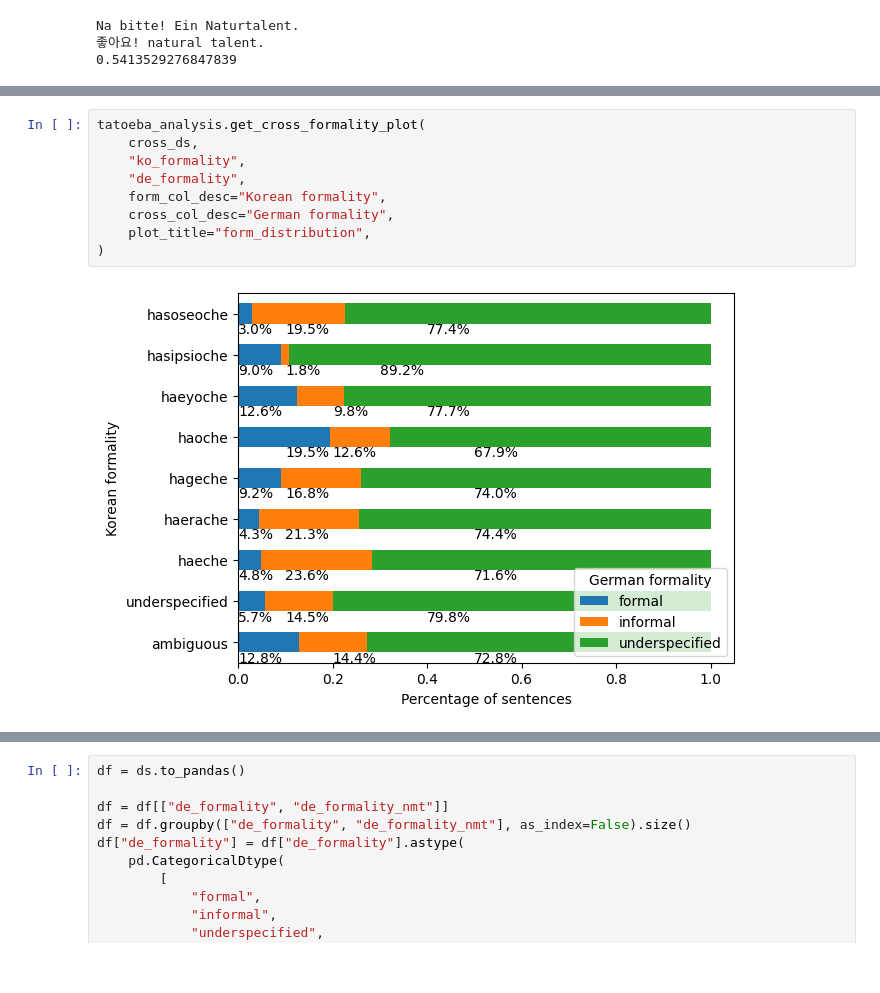
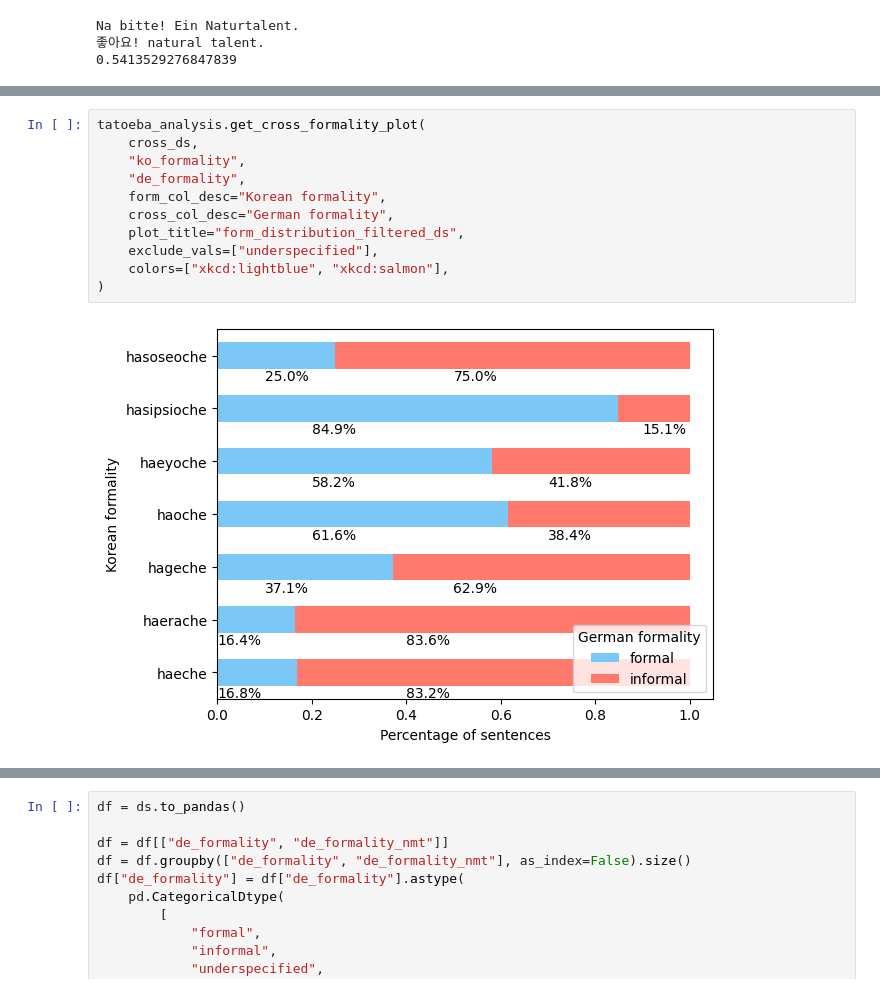
Before and after one commit to lsickert/rude-nmt, a Jupyter notebook: analysis.ipynb, the cells around one changed output, grey strips where cells are left out. Cells and saved outputs as stored; diff of their text form.

```diff
--- a/analysis.ipynb
+++ b/analysis.ipynb
@@ -155,14 +177,16 @@ cross_ds = ds.filter(
 # %%
 tatoeba_analysis.get_cross_formality_plot(
     cross_ds,
     "ko_formality",
     "de_formality",
     form_col_desc="Korean formality",
     cross_col_desc="German formality",
-    plot_title="form_distribution",
+    plot_title="form_distribution_filtered_ds",
+    exclude_vals=["underspecified"],
+    colors=["xkcd:lightblue", "xkcd:salmon"],
 )
 # %% [output]
-[figure, old version]
+[figure, new version]
 # %%
 tatoeba_analysis.get_cross_formality_plot(
     cross_ds,
```
Also changed, not shown: parts of 28 cells of this notebook, 20 other files.
